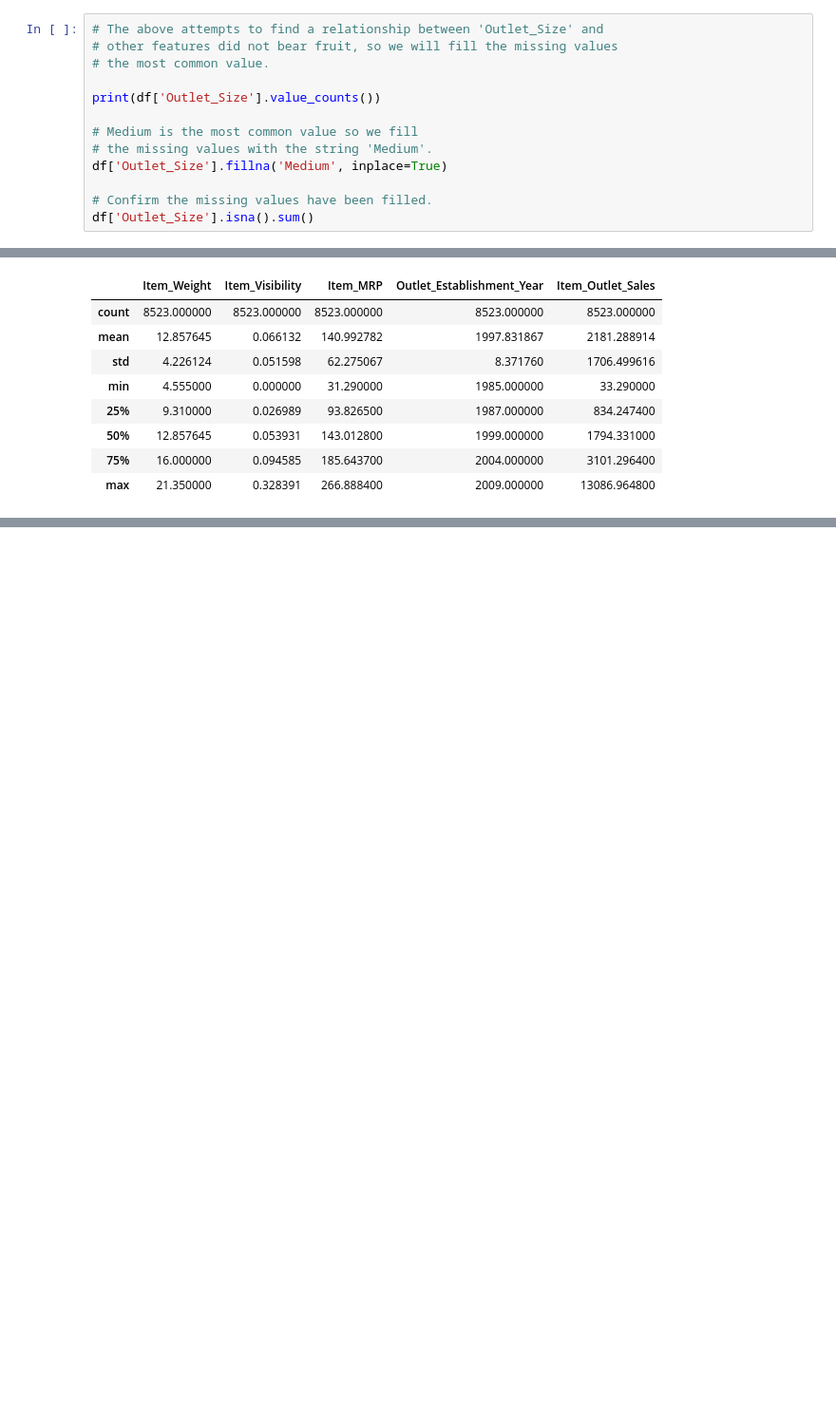
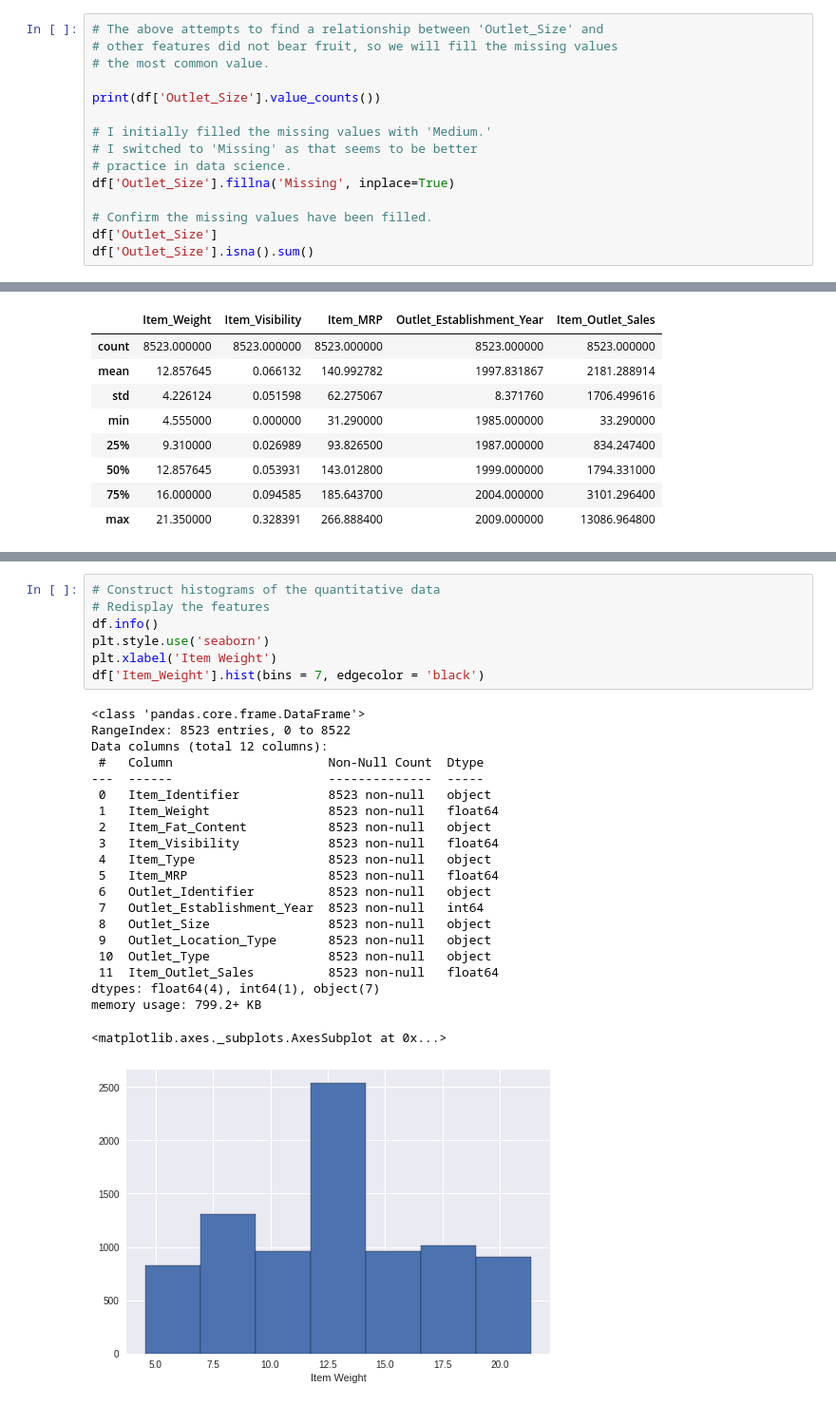
Before and after one commit to mvince33/food-sales-predictions, a Jupyter notebook: food_sales_predictions.ipynb, the cells around one changed output, grey strips where cells are left out. Shown at 95% size. Cells and saved outputs as stored; diff of their text form; blank space fills up the shorter version.

```diff
--- a/food_sales_predictions.ipynb
+++ b/food_sales_predictions.ipynb
@@ -141,10 +141,12 @@ Name: Outlet_Identifier, dtype: int64
 
 print(df['Outlet_Size'].value_counts())
 
-# Medium is the most common value so we fill
-# the missing values with the string 'Medium'.
-df['Outlet_Size'].fillna('Medium', inplace=True)
+# I initially filled the missing values with 'Medium.'
+# I switched to 'Missing' as that seems to be better
+# practice in data science.
+df['Outlet_Size'].fillna('Missing', inplace=True)
 
 # Confirm the missing values have been filled.
+df['Outlet_Size']
 df['Outlet_Size'].isna().sum()
 # %% [output]
@@ -220,0 +228,29 @@ df.describe()
+# %%
+# Construct histograms of the quantitative data
+# Redisplay the features
+df.info()
+plt.style.use('seaborn')
+plt.xlabel('Item Weight')
+df['Item_Weight'].hist(bins = 7, edgecolor = 'black')
+# %% [output]
+<class 'pandas.core.frame.DataFrame'>
+RangeIndex: 8523 entries, 0 to 8522
+Data columns (total 12 columns):
+ #   Column                     Non-Null Count  Dtype
+---  ------                     --------------  -----
+ 0   Item_Identifier            8523 non-null   object
+ 1   Item_Weight                8523 non-null   float64
+ 2   Item_Fat_Content           8523 non-null   object
+ 3   Item_Visibility            8523 non-null   float64
+ 4   Item_Type                  8523 non-null   object
+ 5   Item_MRP                   8523 non-null   float64
+ 6   Outlet_Identifier          8523 non-null   object
+ 7   Outlet_Establishment_Year  8523 non-null   int64
+ 8   Outlet_Size                8523 non-null   object
+ 9   Outlet_Location_Type       8523 non-null   object
+ 10  Outlet_Type                8523 non-null   object
+ 11  Item_Outlet_Sales          8523 non-null   float64
+dtypes: float64(4), int64(1), object(7)
+memory usage: 799.2+ KB
+<matplotlib.axes._subplots.AxesSubplot at 0x...>
+[figure, added]
```
Also changed, not shown: parts of 15 cells of this notebook.
